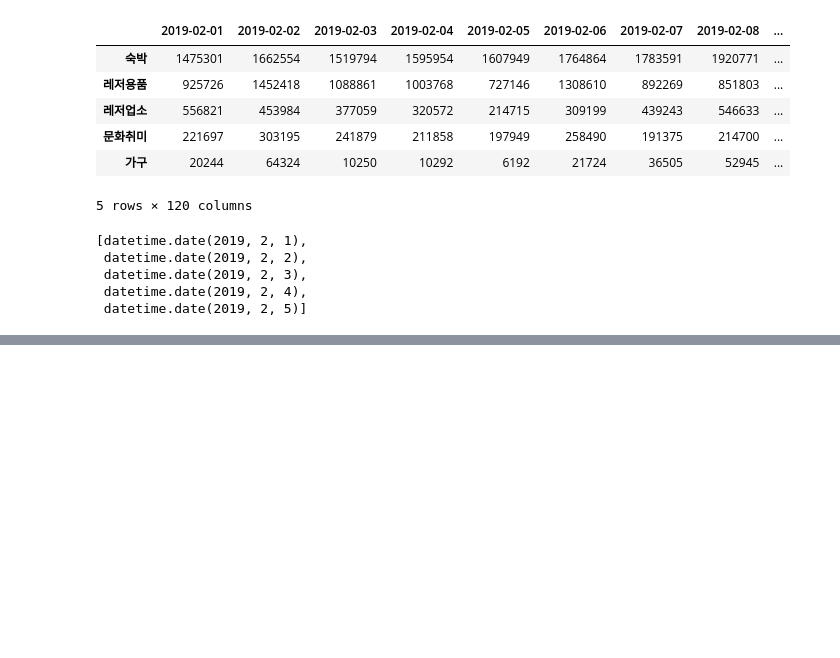
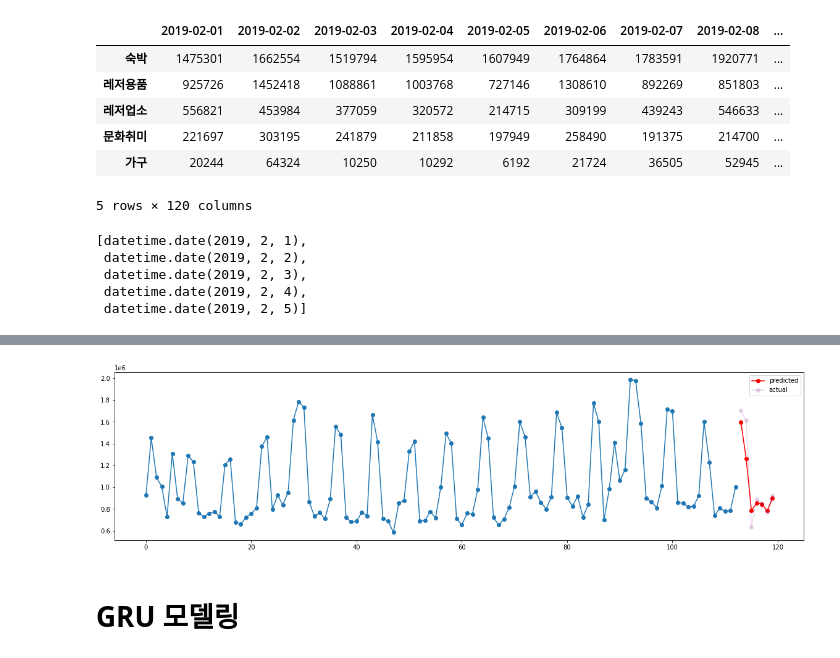
Before and after one commit to yoouza/bigcontest, a Jupyter notebook: data_analysis/TimeSeries_Predict.ipynb, the cells around one changed output, grey strips where cells are left out. Saved outputs shown, nothing was run; the diff lists cells and outputs as text; code cells hidden in the pictures; blank space fills up the shorter version.

```diff
--- a/data_analysis/TimeSeries_Predict.ipynb
+++ b/data_analysis/TimeSeries_Predict.ipynb
@@ -103,0 +131,21 @@ model.compile(optimizer='adam',loss='mse')
+# %%
+# 예측값 출력
+predicted_price = regressor.predict(x_test)
+y_hat = sc.inverse_transform(predicted_price)
+# %%
+# 예측값과 실제 값 비교
+n_y_hat = len(y_hat)
+y_axis = np.arange(0, len(y)-n_y_hat)
+y_2_axis = np.arange(len(y)-n_y_hat, len(y))
+
+plt.figure(figsize=(20, 5))
+plt.plot(y_axis, y[:-n_y_hat], '-o') # Train데이터 그래프로 표현
+plt.plot(y_2_axis, y_hat, '-o', color='red', label='predicted') #x_test 예측값 그래프로 표현
+plt.plot(y_2_axis, y[-n_y_hat:], '-o', color='purple', alpha=0.15, label='actual') #y_test 실제값 그래프로 표현
+
+plt.legend()
+plt.show()
+# %% [output]
+[figure, added]
+# %% [markdown]
+# **GRU 모델링**
```
Also changed, not shown: parts of 21 cells of this notebook.
